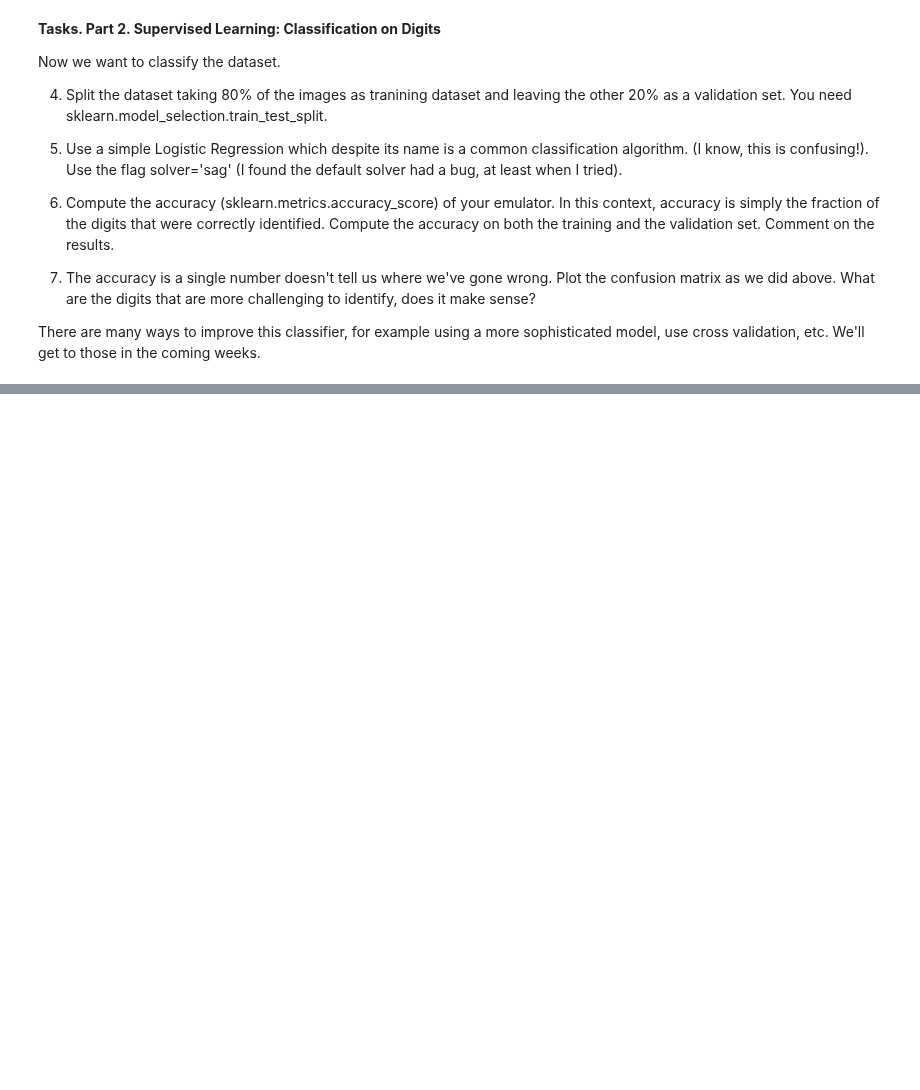
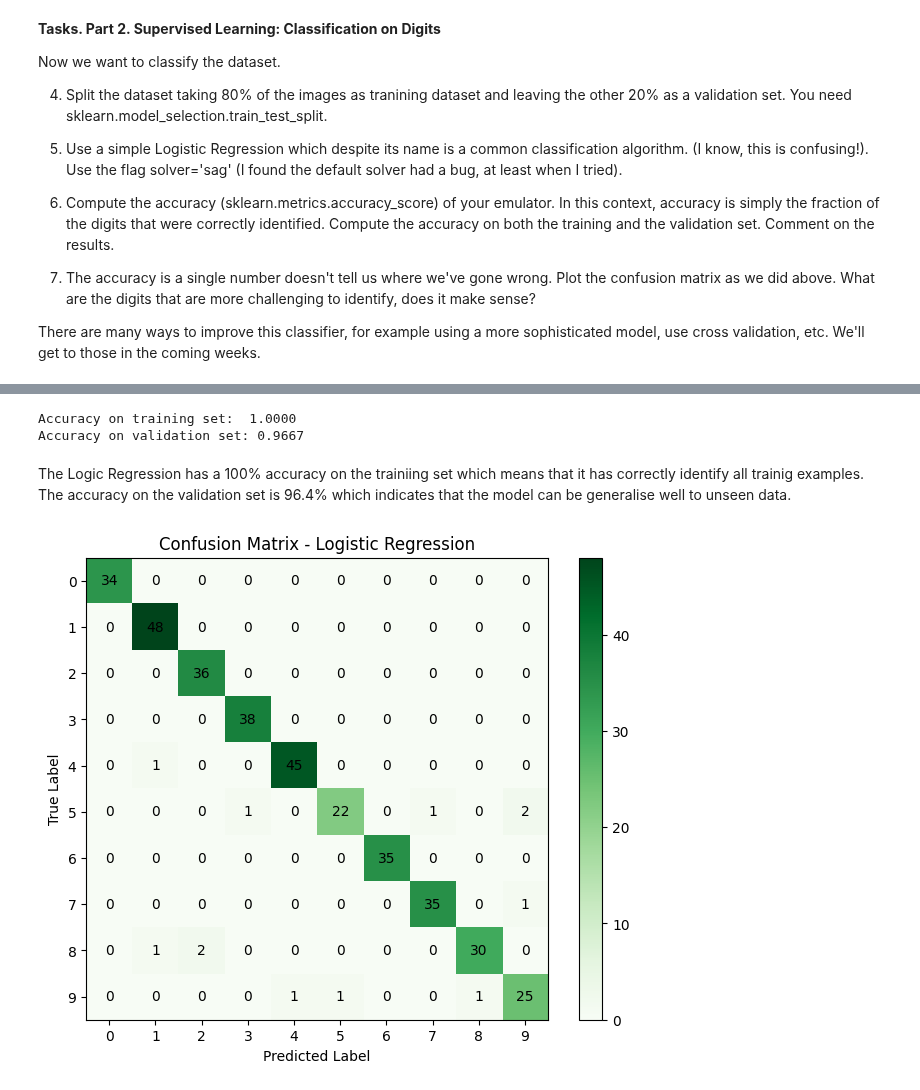
Before and after one commit to APozzi22/Astrostatistic, a Jupyter notebook: 13_MachineLearning_Introduction/Handwritten_Digits.ipynb, the cells around one changed output, grey strips where cells are left out. Saved outputs shown, nothing was run; the diff lists cells and outputs as text; code cells hidden in the pictures; blank space fills up the shorter version.

```diff
--- a/13_MachineLearning_Introduction/Handwritten_Digits.ipynb
+++ b/13_MachineLearning_Introduction/Handwritten_Digits.ipynb
@@ -66,12 +52,12 @@ fig, axes = plt.subplots(7,7, figsize=(10, 10))
 fig.subplots_adjust(hspace=0.1, wspace=0.1)
 
 np.random.seed(42)
-mychoices = np.random.choice(digits.images.shape[0],100)
+mychoices = np.random.choice(digits.images.shape[0], 100)
 
 for i, ax in enumerate(axes.flat):
     ax.imshow((digits.images[mychoices[i]]),
               cmap='binary')
-    ax.text(0.05, 0.05, str(digits.target[mychoices[i]]),transform=ax.transAxes, color='green', fontsize=14)
+    ax.text(0.05, 0.05, str(y[mychoices[i]]),transform=ax.transAxes, color='green', fontsize=14)
     ax.set_xticks([])
     ax.set_yticks([])
 # %% [output]
@@ -204,0 +220,43 @@ print(confusion_matrix(ytest, ypred))
+# %%
+# Logistic Regression
+modelLR = LogisticRegression(solver='sag', max_iter = 1000)
+modelLR.fit(x_train, y_train)
+# %%
+# Predictions
+y_pred_train_LR = modelLR.predict(x_train)
+y_pred_test_LR = modelLR.predict(x_test)
+
+# Accuracy
+acc_train = accuracy_score(y_train, y_pred_train_LR)
+acc_test = accuracy_score(y_test, y_pred_test_LR)
+
+print(f"Accuracy on training set:  {acc_train:.4f}")
+print(f"Accuracy on validation set: {acc_test:.4f}")
+# %% [output]
+Accuracy on training set:  1.0000
+Accuracy on validation set: 0.9667
+# %% [markdown]
+The Logic Regression has a 100% accuracy on the trainiing set which means that it has correctly identify all trainig examples. The accuracy on the validation set is 96.4% which indicates that the model can be generalise well to unseen data.
+# %%
+# Confusion matrix
+cm = confusion_matrix(y_test, y_pred_test_LR)
+
+# Plot
+fig, ax = plt.subplots(figsize=(8, 6))
+im = ax.imshow(cm, cmap='Greens')
+
+for i in range(10):
+    for j in range(10):
+        ax.text(j, i, cm[i, j], ha='center', va='center', color='black')
+
+fig.colorbar(im)
+ax.set_xlabel('Predicted Label')
+ax.set_ylabel('True Label')
+ax.set_title('Confusion Matrix - Logistic Regression')
+ax.set_xticks(np.arange(10))
+ax.set_yticks(np.arange(10))
+ax.set_xticklabels(digits.target_names)
+ax.set_yticklabels(digits.target_names)
+plt.show()
+# %% [output]
+[figure, added]
```
Also changed, not shown: parts of 10 cells of this notebook.
